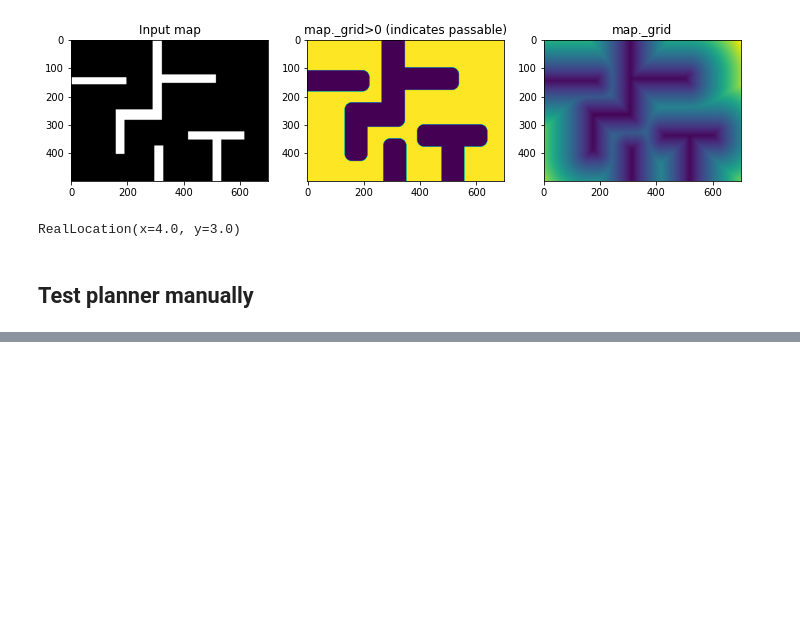
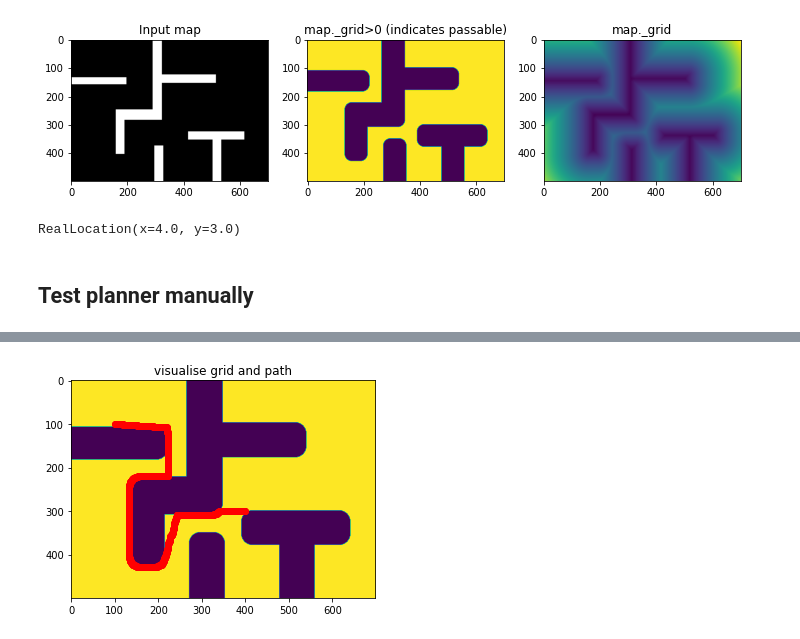
Before and after one commit to aliencaocao/TIL-2022, a Jupyter notebook: til-final-2022.1.1-lower/Robo_autonomy_wip.ipynb, the cells around one changed output, grey strips where cells are left out. Drawn from its saved outputs; the diff is of its cells as text; code cells hidden in the pictures; blank space fills up the shorter version.

```diff
--- a/til-final-2022.1.1-lower/Robo_autonomy_wip.ipynb
+++ b/til-final-2022.1.1-lower/Robo_autonomy_wip.ipynb
@@ -692,0 +519,10 @@ plt.scatter(gridpathx,gridpathy,c='r')
+# %%
+import pyastar2d
+map = planner.map.grid.astype(np.float32)
+map[map>0] = 1
+map[map<=0] = 1e18
+path = pyastar2d.astar_path(map, tuple(real_to_grid(RealLocation(1, 1), scale=planner.map.scale)), tuple(real_to_grid(RealLocation(3, 4), scale=planner.map.scale)), allow_diagonal=False)
+path = [(x[1],x[0]) for x in path]
+visualise_path(path,planner.map)
+# %% [output]
+[figure, added]
```
Also changed, not shown: parts of 14 cells of this notebook, 1 other file.
